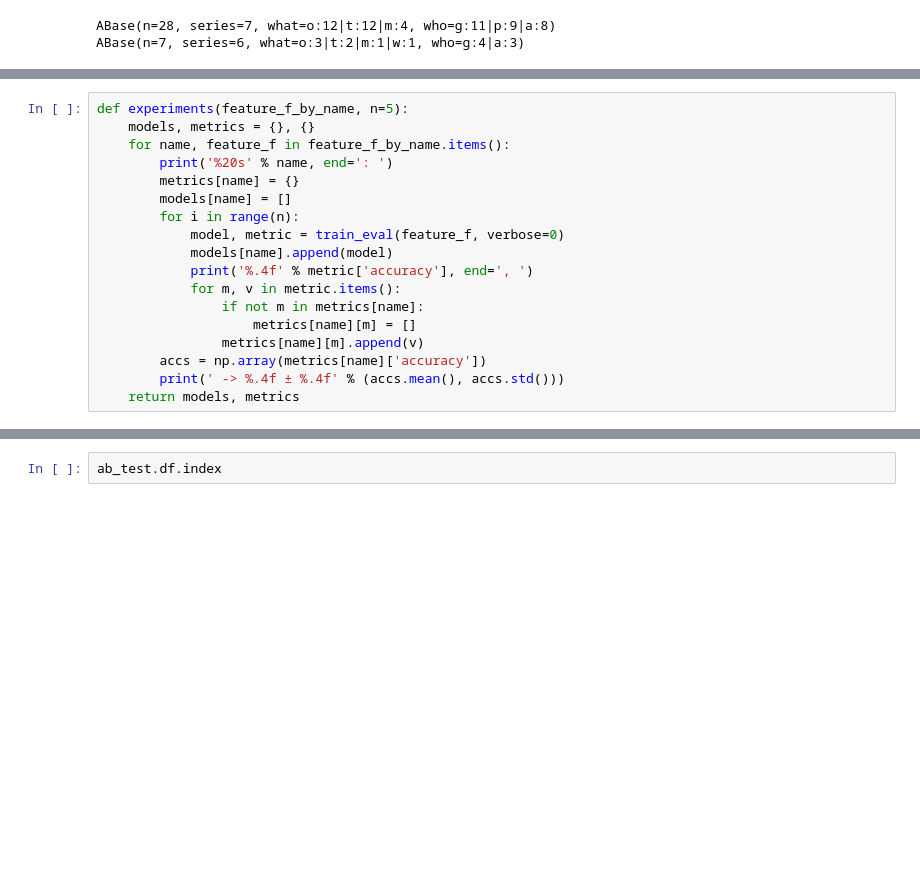
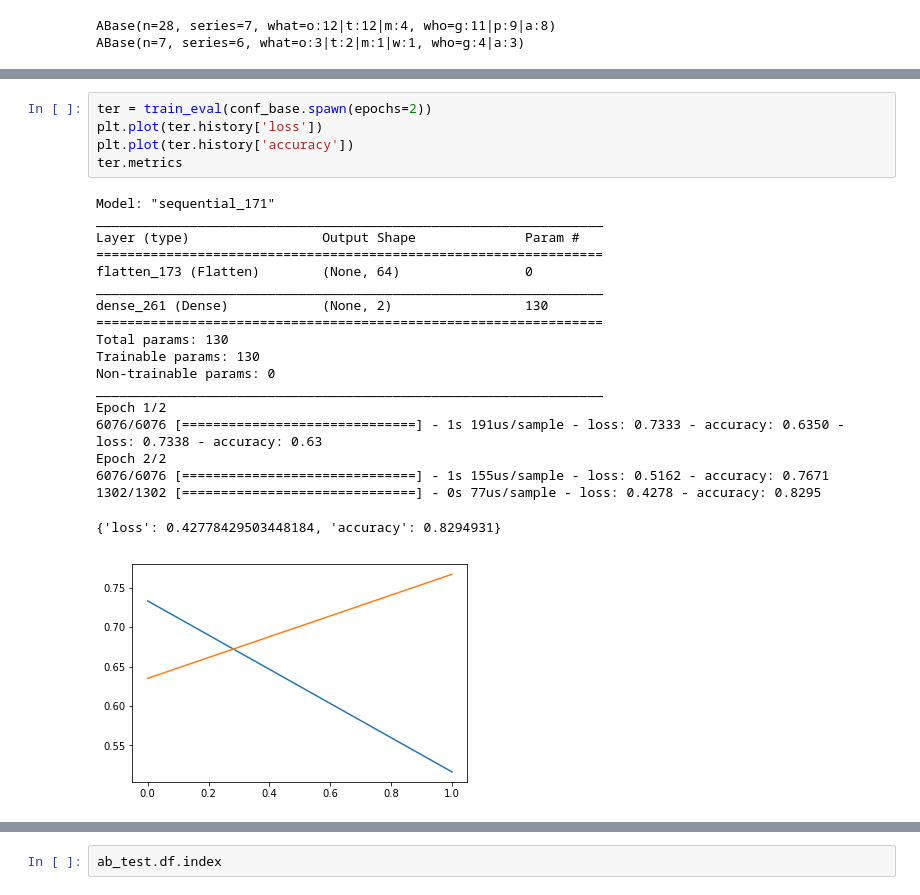
Before and after one commit to nuru-nu/moyo, a Jupyter notebook: notebooks/tf.ipynb, the cells around one changed output, grey strips where cells are left out. Cells and saved outputs as stored; diff of their text form; blank space fills up the shorter version.

```diff
--- a/notebooks/tf.ipynb
+++ b/notebooks/tf.ipynb
@@ -150,18 +240,25 @@ def train_eval(feature_f, verbose=1):
-# %%
-def experiments(feature_f_by_name, n=5):
-    models, metrics = {}, {}
-    for name, feature_f in feature_f_by_name.items():
-        print('%20s' % name, end=': ')
-        metrics[name] = {}
-        models[name] = []
-        for i in range(n):
-            model, metric = train_eval(feature_f, verbose=0)
-            models[name].append(model)
-            print('%.4f' % metric['accuracy'], end=', ')
-            for m, v in metric.items():
-                if not m in metrics[name]:
-                    metrics[name][m] = []
-                metrics[name][m].append(v)
-        accs = np.array(metrics[name]['accuracy'])
-        print(' -> %.4f ± %.4f' % (accs.mean(), accs.std()))
-    return models, metrics
+# %%
+ter = train_eval(conf_base.spawn(epochs=2))
+plt.plot(ter.history['loss'])
+plt.plot(ter.history['accuracy'])
+ter.metrics
+# %% [output]
+Model: "sequential_171"
+_________________________________________________________________
+Layer (type)                 Output Shape              Param #
+=================================================================
+flatten_173 (Flatten)        (None, 64)                0
+_________________________________________________________________
+dense_261 (Dense)            (None, 2)                 130
+=================================================================
+Total params: 130
+Trainable params: 130
+Non-trainable params: 0
+_________________________________________________________________
+Epoch 1/2
+6076/6076 [==============================] - 1s 191us/sample - loss: 0.7333 - accuracy: 0.6350 - loss: 0.7338 - accuracy: 0.63
+Epoch 2/2
+6076/6076 [==============================] - 1s 155us/sample - loss: 0.5162 - accuracy: 0.7671
+1302/1302 [==============================] - 0s 77us/sample - loss: 0.4278 - accuracy: 0.8295
+{'loss': 0.42778429503448184, 'accuracy': 0.8294931}
+[figure, added]
```
Also changed, not shown: parts of 49 cells of this notebook, 4 other files.
